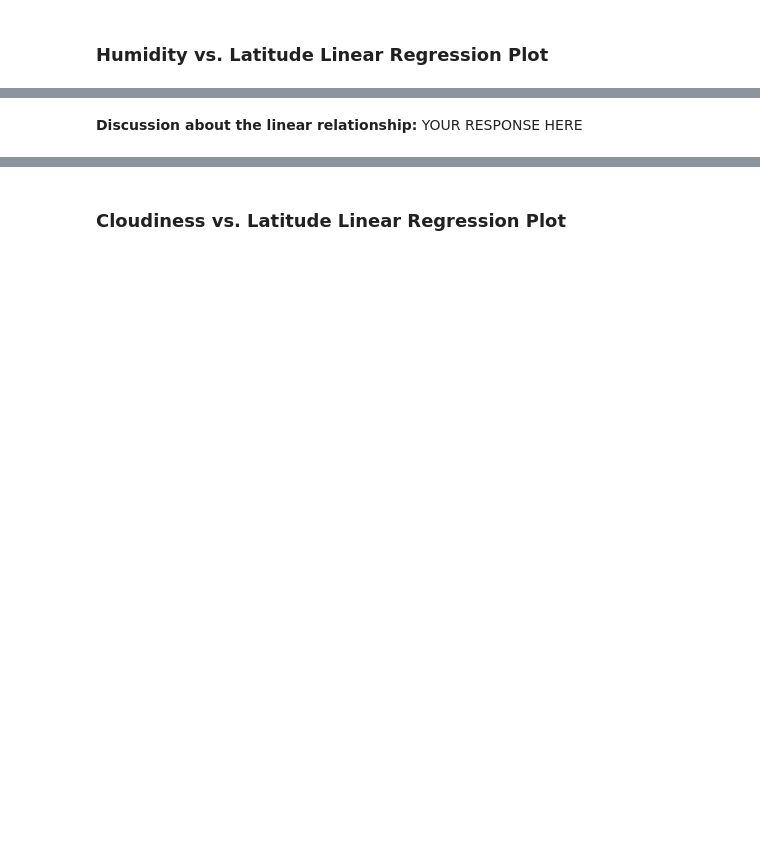
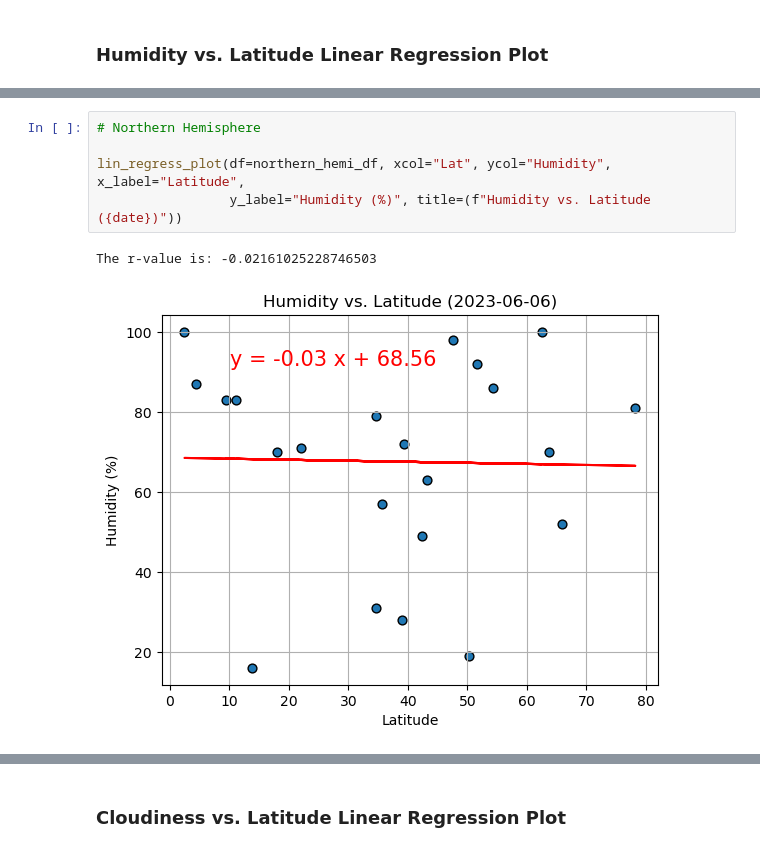
Before and after one commit to laurajanefaulds/API_challenge, a Jupyter notebook: ljf_code/WeatherPyLF.ipynb, the cells around one changed output, grey strips where cells are left out. Drawn from its saved outputs; the diff is of its cells as text; blank space fills up the shorter version.

```diff
--- a/ljf_code/WeatherPyLF.ipynb
+++ b/ljf_code/WeatherPyLF.ipynb
@@ -338,2 +326,8 @@ The r-value is: 0.0002808747046324607
-# %% [markdown]
-**Discussion about the linear relationship:** YOUR RESPONSE HERE
+# %%
+# Northern Hemisphere
+
+lin_regress_plot(df=northern_hemi_df, xcol="Lat", ycol="Humidity", x_label="Latitude",
+                 y_label="Humidity (%)", title=(f"Humidity vs. Latitude ({date})"))
+# %% [output]
+The r-value is: -0.02161025228746503
+[figure, added]
```
Also changed, not shown: parts of 34 cells of this notebook, 4 other files.
